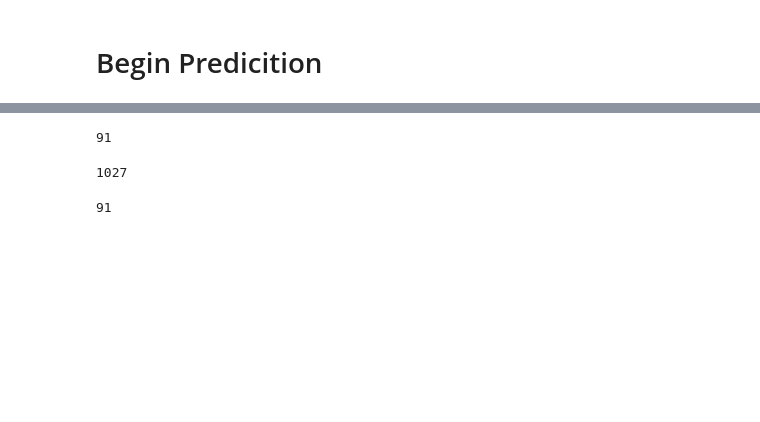
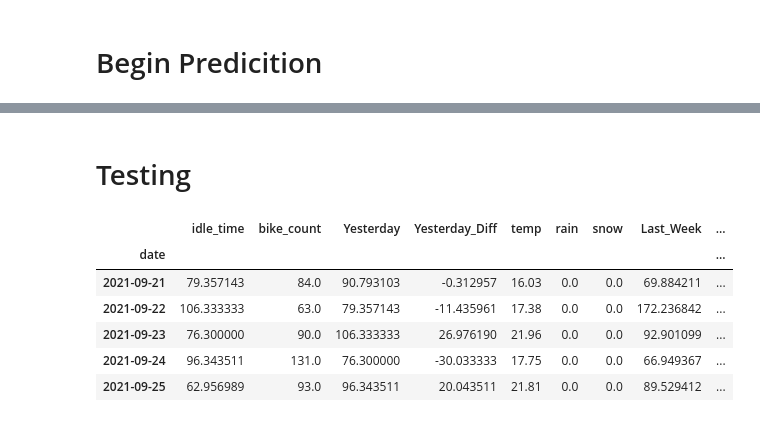
Before and after one commit to jw54kysa/bachelor_thesis_idle_time_prediction_nextbike, a Jupyter notebook: scripts/S4_start_time_series_weighted_mean.ipynb, the cells around one changed output, grey strips where cells are left out. Saved outputs shown, nothing was run; the diff lists cells and outputs as text; code cells hidden in the pictures; blank space fills up the shorter version.

```diff
--- a/scripts/S4_start_time_series_weighted_mean.ipynb
+++ b/scripts/S4_start_time_series_weighted_mean.ipynb
@@ -303,12 +335,2 @@ len(y_true)
-# %%
-len(y_pred)
-# %% [output]
-91
-# %%
-len(y_test)
-# %% [output]
-1027
-# %%
-len(X_test)
-# %% [output]
-91
+# %% [markdown]
+# Testing
@@ -314,0 +346,10 @@ len(X_test)
+# %%
+data_consumption_v2.tail()
+# %% [output]
+|  | idle_time | bike_count | Yesterday | Yesterday_Diff | temp | rain | snow | Last_Week | ... |
+| date |  |  |  |  |  |  |  |  | ... |
+| 2021-09-21 | 79.357143 | 84.0 | 90.793103 | -0.312957 | 16.03 | 0.0 | 0.0 | 69.884211 | ... |
+| 2021-09-22 | 106.333333 | 63.0 | 79.357143 | -11.435961 | 17.38 | 0.0 | 0.0 | 172.236842 | ... |
+| 2021-09-23 | 76.300000 | 90.0 | 106.333333 | 26.976190 | 21.96 | 0.0 | 0.0 | 92.901099 | ... |
+| 2021-09-24 | 96.343511 | 131.0 | 76.300000 | -30.033333 | 17.75 | 0.0 | 0.0 | 66.949367 | ... |
+| 2021-09-25 | 62.956989 | 93.0 | 96.343511 | 20.043511 | 21.81 | 0.0 | 0.0 | 89.529412 | ... |
```
Also changed, not shown: parts of 28 cells of this notebook, 2 other files.
